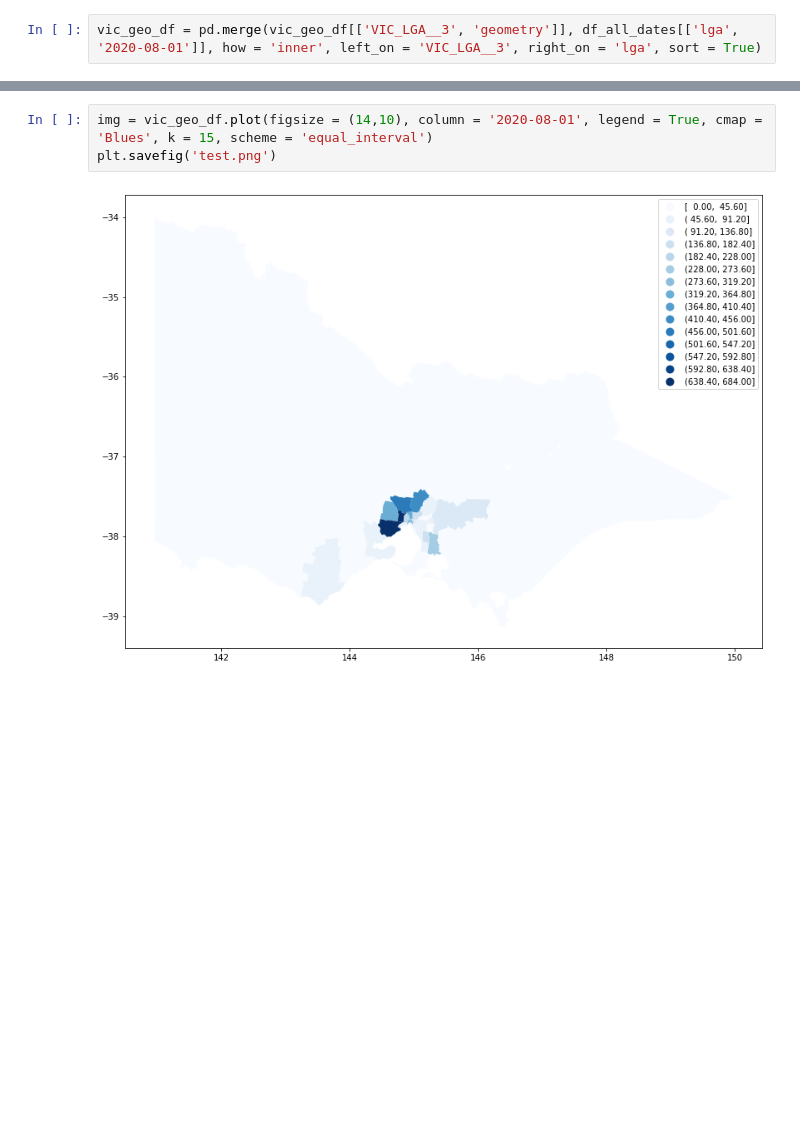
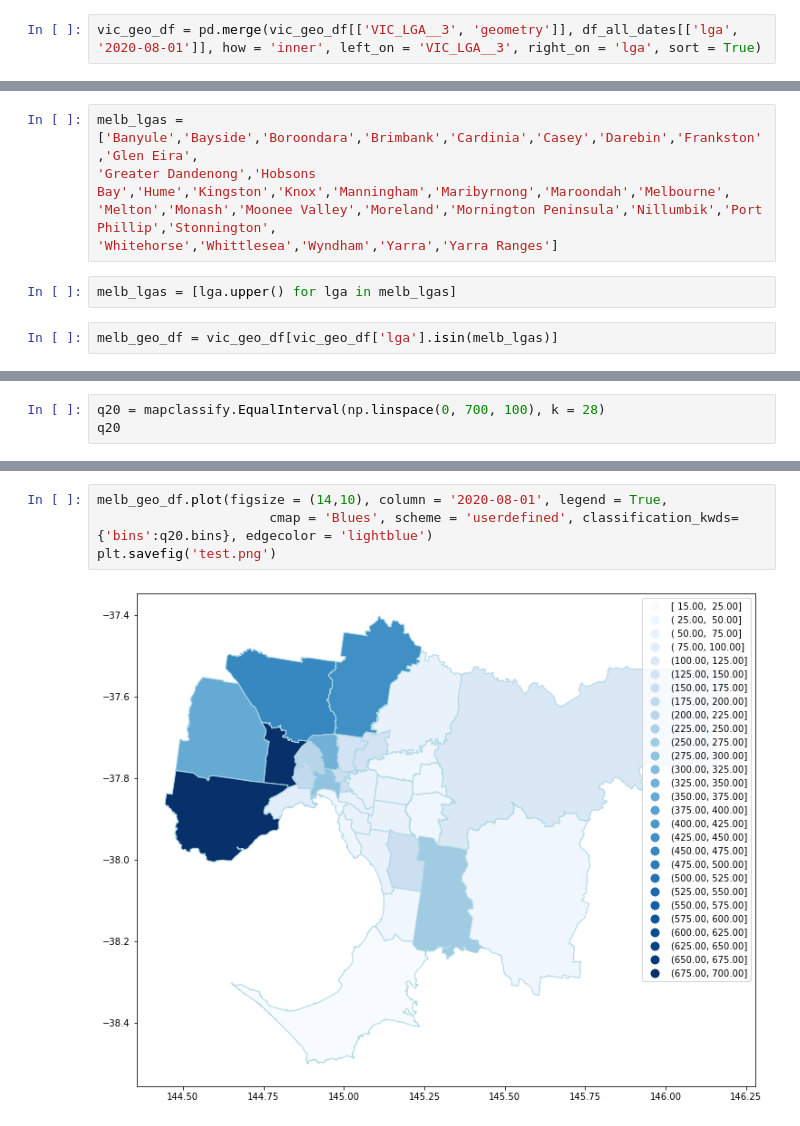
Before and after one commit to amanjit-gill-data/covid_vic_2020, a Jupyter notebook: notebooks/covid19_visualisation.ipynb, the cells around one changed output, grey strips where cells are left out. Saved outputs shown, nothing was run; the diff lists cells and outputs as text; blank space fills up the shorter version.

```diff
--- a/notebooks/covid19_visualisation.ipynb
+++ b/notebooks/covid19_visualisation.ipynb
@@ -35,0 +53,9 @@ vic_geo_df.to_csv('test.csv')
+# %%
+melb_lgas = ['Banyule','Bayside','Boroondara','Brimbank','Cardinia','Casey','Darebin','Frankston','Glen Eira',
+'Greater Dandenong','Hobsons Bay','Hume','Kingston','Knox','Manningham','Maribyrnong','Maroondah','Melbourne',
+'Melton','Monash','Moonee Valley','Moreland','Mornington Peninsula','Nillumbik','Port Phillip','Stonnington',
+'Whitehorse','Whittlesea','Wyndham','Yarra','Yarra Ranges']
+# %%
+melb_lgas = [lga.upper() for lga in melb_lgas]
+# %%
+melb_geo_df = vic_geo_df[vic_geo_df['lga'].isin(melb_lgas)]
@@ -35,0 +71,3 @@ vic_geo_df.to_csv('test.csv')
+# %%
+q20 = mapclassify.EqualInterval(np.linspace(0, 700, 100), k = 28)
+q20
@@ -36,5 +92,6 @@ vic_geo_df.to_csv('test.csv')
 # %%
-img = vic_geo_df.plot(figsize = (14,10), column = '2020-08-01', legend = True, cmap = 'Blues', k = 15, scheme = 'equal_interval')
+melb_geo_df.plot(figsize = (14,10), column = '2020-08-01', legend = True,
+                      cmap = 'Blues', scheme = 'userdefined', classification_kwds={'bins':q20.bins}, edgecolor = 'lightblue')
 plt.savefig('test.png')
 # %% [output]
-[figure, old version]
+[figure, new version]
```
Also changed, not shown: parts of 8 cells of this notebook.
